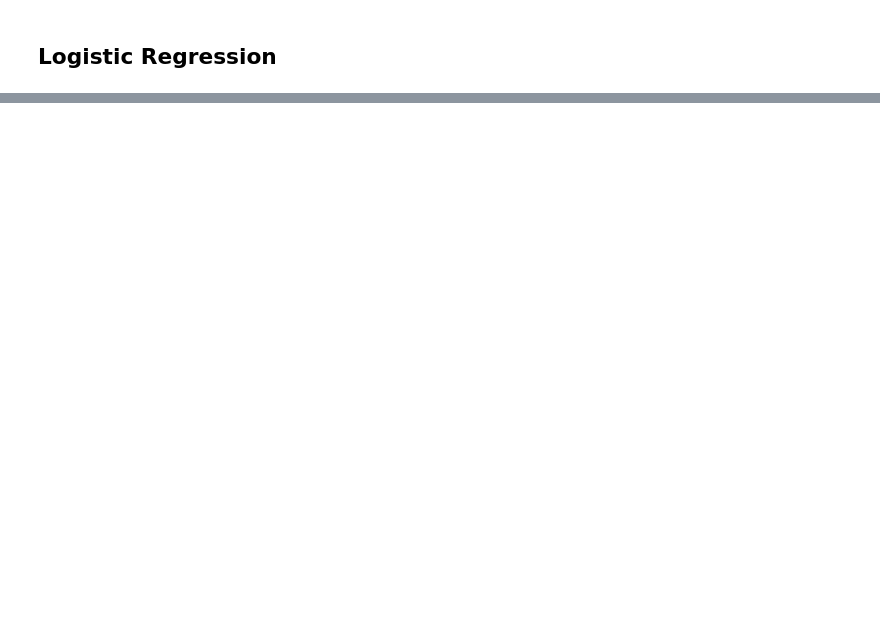
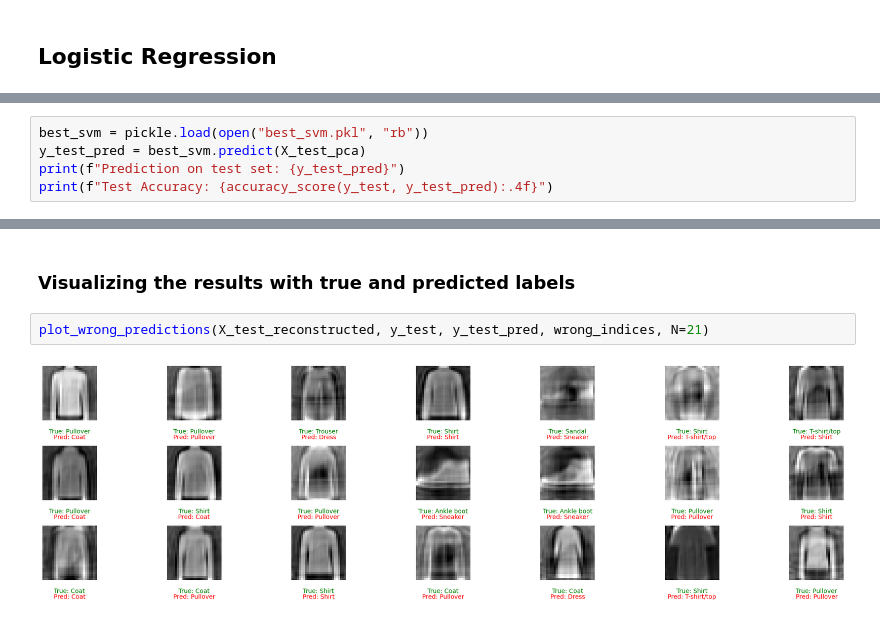
Before and after one commit to tandao0909/pattern-recognition, a Jupyter notebook: Lab 01/The Curse and Reduction of Dimensionality/Curse and Reduction of Dimensionality.ipynb, the cells around one changed output, grey strips where cells are left out. Drawn from its saved outputs; the diff is of its cells as text; blank space fills up the shorter version.

```diff
--- a/Lab 01/The Curse and Reduction of Dimensionality/Curse and Reduction of Dimensionality.ipynb
+++ b/Lab 01/The Curse and Reduction of Dimensionality/Curse and Reduction of Dimensionality.ipynb
@@ -314,0 +730,5 @@ Average Val Accuracy: 0.8484
+# %%
+best_svm = pickle.load(open("best_svm.pkl", "rb"))
+y_test_pred = best_svm.predict(X_test_pca)
+print(f"Prediction on test set: {y_test_pred}")
+print(f"Test Accuracy: {accuracy_score(y_test, y_test_pred):.4f}")
@@ -314,0 +765,6 @@ Average Val Accuracy: 0.8484
+# %% [markdown]
+### Visualizing the results with true and predicted labels
+# %%
+plot_wrong_predictions(X_test_reconstructed, y_test, y_test_pred, wrong_indices, N=21)
+# %% [output]
+[figure, added]
```
Also changed, not shown: parts of 43 cells of this notebook, 4 other files.
